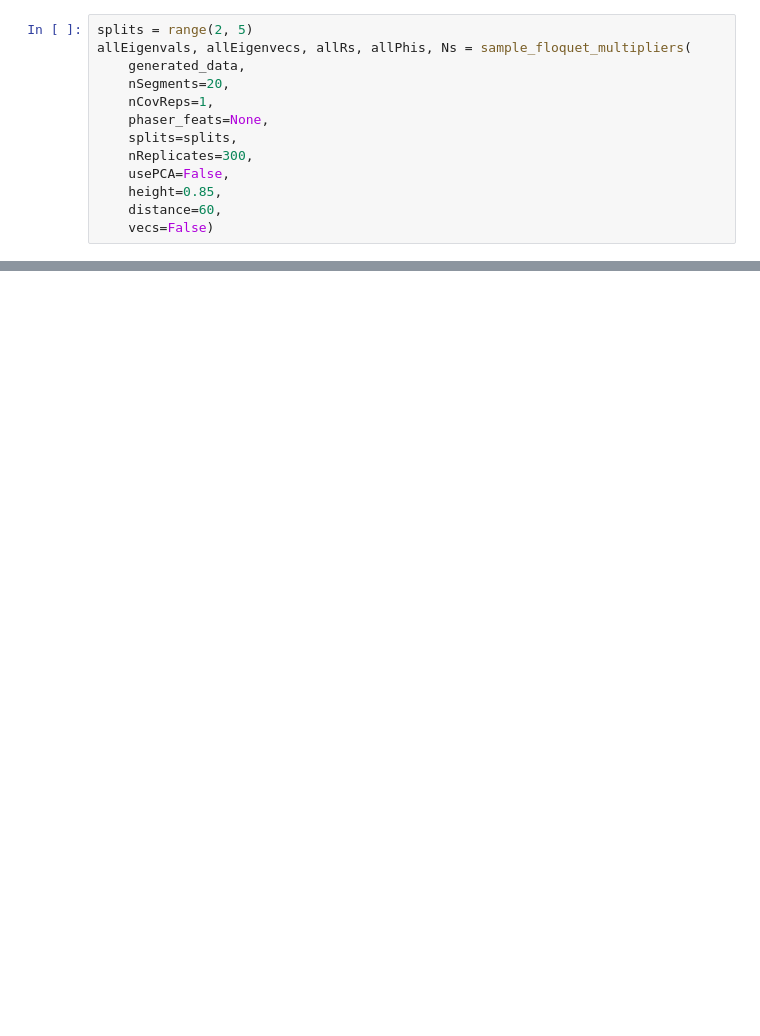
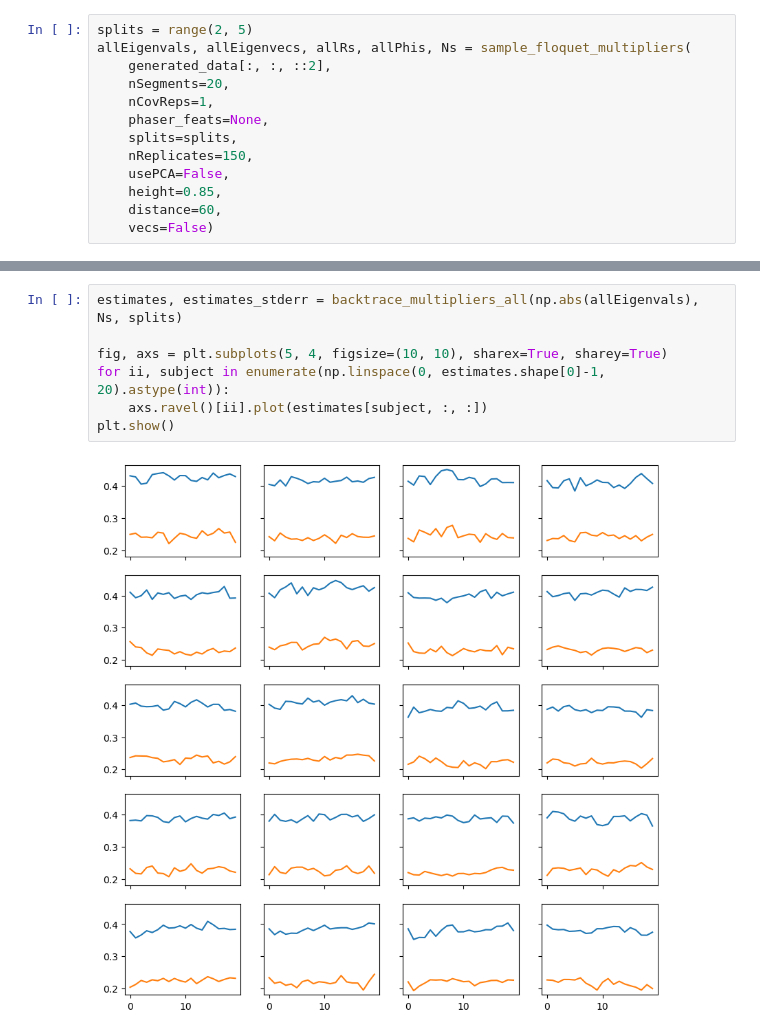
Before and after one commit to Michaelhess17/NeuralODE, a Jupyter notebook: analyze_stability.ipynb, the cells around one changed output, grey strips where cells are left out. Saved outputs shown, nothing was run; the diff lists cells and outputs as text; blank space fills up the shorter version.

```diff
--- a/analyze_stability.ipynb
+++ b/analyze_stability.ipynb
@@ -20,12 +39,12 @@ plt.plot(generated_data[0, :, 0])
 # %%
 splits = range(2, 5)
 allEigenvals, allEigenvecs, allRs, allPhis, Ns = sample_floquet_multipliers(
-    generated_data,
+    generated_data[:, :, ::2],
     nSegments=20,
     nCovReps=1,
     phaser_feats=None,
     splits=splits,
-    nReplicates=300,
+    nReplicates=150,
     usePCA=False,
     height=0.85,
     distance=60,
@@ -38,0 +52,9 @@ NameError: name 'backtrace_multipliers_all' is not defined
+# %%
+estimates, estimates_stderr = backtrace_multipliers_all(np.abs(allEigenvals), Ns, splits)
+
+fig, axs = plt.subplots(5, 4, figsize=(10, 10), sharex=True, sharey=True)
+for ii, subject in enumerate(np.linspace(0, estimates.shape[0]-1, 20).astype(int)):
+    axs.ravel()[ii].plot(estimates[subject, :, :])
+plt.show()
+# %% [output]
+[figure, added]
```
Also changed, not shown: parts of 7 cells of this notebook, 7 other files.
